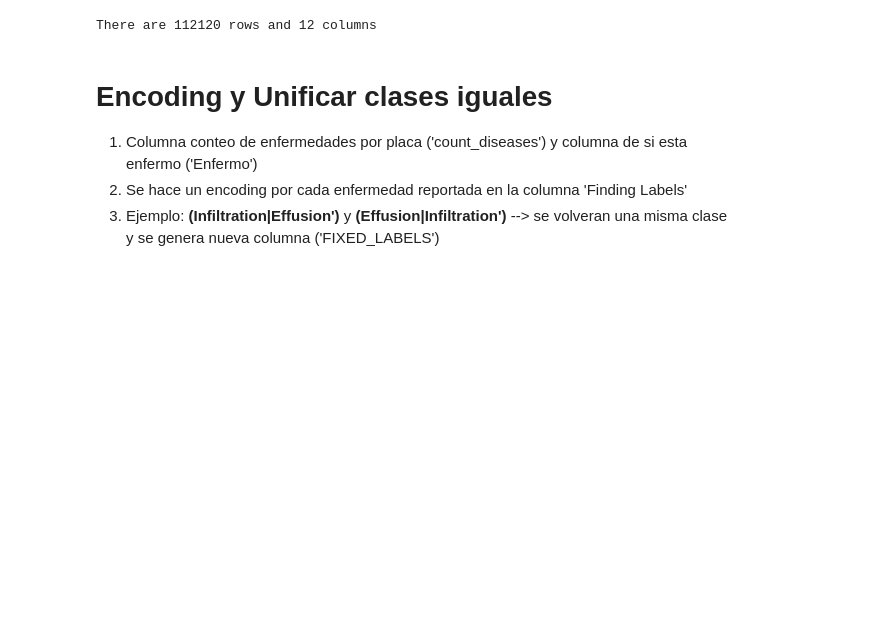
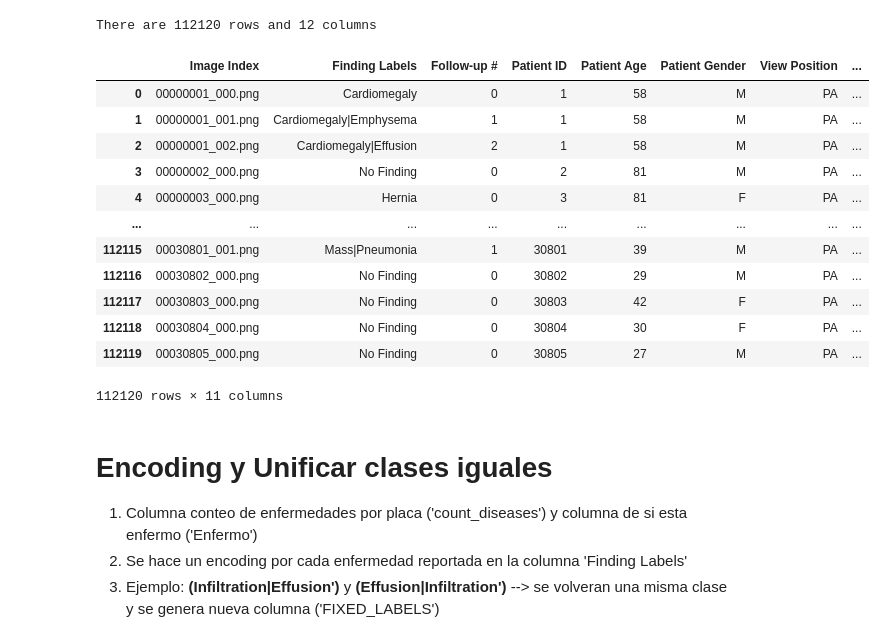
Before and after one commit to Giovita/xray-exam-diagnosis-cnn, a Jupyter notebook: notebooks/tiago_restrepo/2.filtro_encode_transformacion.ipynb, the cells around one changed output. Cells and saved outputs as stored; diff of their text form; code cells hidden in the pictures; blank space fills up the shorter version.

Commit message:
Testing data load pipeline

```diff
--- a/notebooks/tiago_restrepo/2.filtro_encode_transformacion.ipynb
+++ b/notebooks/tiago_restrepo/2.filtro_encode_transformacion.ipynb
@@ -12,13 +12,29 @@ pd.set_option('display.max_columns', 500)
 pd.set_option('display.max_rows', 500)
 # %%
 # loading y borrar columna sin info
-xray_df = pd.read_csv('./Data_Entry_2017.csv')
+xray_df = pd.read_csv('../../raw_data/full-dataset/Data_Entry_2017.csv')
 nRow, nCol = xray_df.shape
 
 xray_df.drop(columns= 'Unnamed: 11', inplace=True )
 print(f'There are {nRow} rows and {nCol} columns')
 # %% [output]
 There are 112120 rows and 12 columns
+# %%
+xray_df
+# %% [output]
+|  | Image Index | Finding Labels | Follow-up # | Patient ID | Patient Age | Patient Gender | View Position | ... |
+| 0 | 00000001_000.png | Cardiomegaly | 0 | 1 | 58 | M | PA | ... |
+| 1 | 00000001_001.png | Cardiomegaly|Emphysema | 1 | 1 | 58 | M | PA | ... |
+| 2 | 00000001_002.png | Cardiomegaly|Effusion | 2 | 1 | 58 | M | PA | ... |
+| 3 | 00000002_000.png | No Finding | 0 | 2 | 81 | M | PA | ... |
+| 4 | 00000003_000.png | Hernia | 0 | 3 | 81 | F | PA | ... |
+| ... | ... | ... | ... | ... | ... | ... | ... | ... |
+| 112115 | 00030801_001.png | Mass|Pneumonia | 1 | 30801 | 39 | M | PA | ... |
+| 112116 | 00030802_000.png | No Finding | 0 | 30802 | 29 | M | PA | ... |
+| 112117 | 00030803_000.png | No Finding | 0 | 30803 | 42 | F | PA | ... |
+| 112118 | 00030804_000.png | No Finding | 0 | 30804 | 30 | F | PA | ... |
+| 112119 | 00030805_000.png | No Finding | 0 | 30805 | 27 | M | PA | ... |
+112120 rows × 11 columns
 # %% [markdown]
 # Encoding  y Unificar clases iguales
 1. Columna conteo de enfermedades por placa ('count_diseases') y columna de si esta enfermo ('Enfermo')
```
Also changed, not shown: parts of 4 cells of this notebook, 2 other files.
